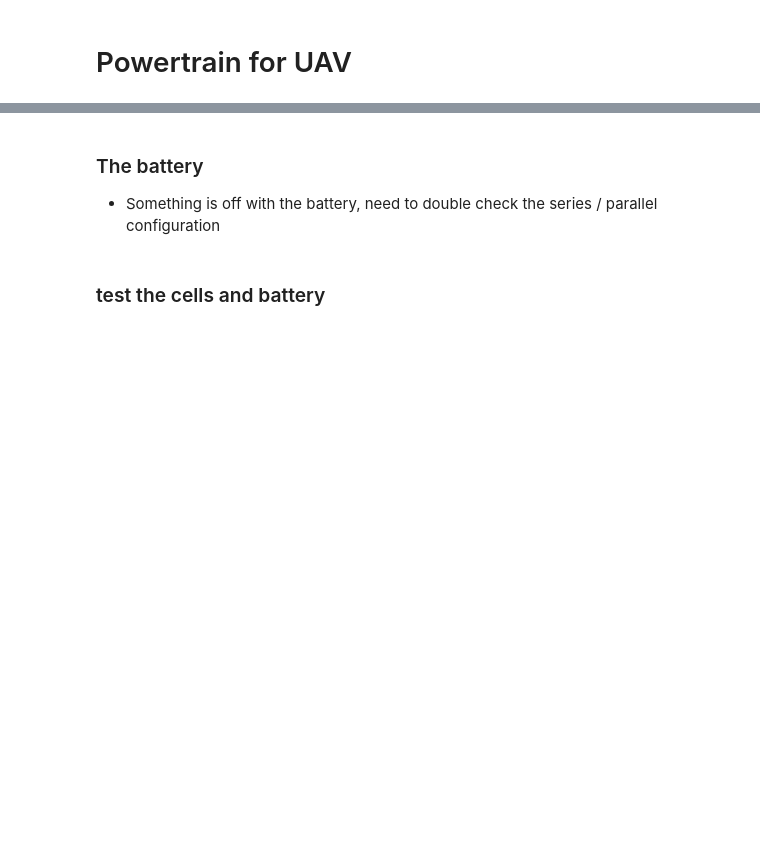
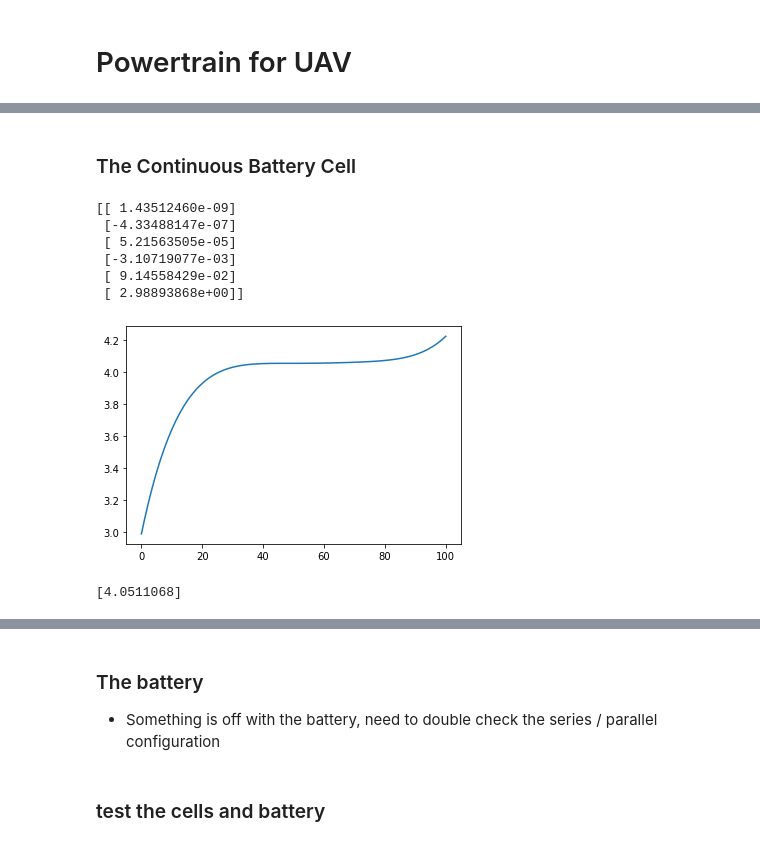
Before and after one commit to hazrmard/AirplaneFaultTolerance, a Jupyter notebook: powertrain.ipynb, the cells around one changed output, grey strips where cells are left out. Cells and saved outputs as stored; diff of their text form; code cells hidden in the pictures; blank space fills up the shorter version.

Commit message:
[WIP] updating base battery

```diff
--- a/powertrain.ipynb
+++ b/powertrain.ipynb
@@ -7,0 +80,2 @@ import csv
+# %% [markdown]
+### The Continuous Battery Cell
@@ -7,0 +96,19 @@ import csv
+# %%
+z_coeff = get_poly(cbcell.soc_ocv, 5)
+print(z_coeff)
+# %% [output]
+[[ 1.43512460e-09]
+ [-4.33488147e-07]
+ [ 5.21563505e-05]
+ [-3.10719077e-03]
+ [ 9.14558429e-02]
+ [ 2.98893868e+00]]
+# %%
+z_poly = np.polyval(soc_ocv_poly, xz_poly)
+plt.plot(z_poly)
+plt.show()
+z = np.polyval(soc_ocv_poly, 40.345345435)
+print(z)
+# %% [output]
+[figure, added]
+[4.0511068]
```
Also changed, not shown: parts of 25 cells of this notebook.
